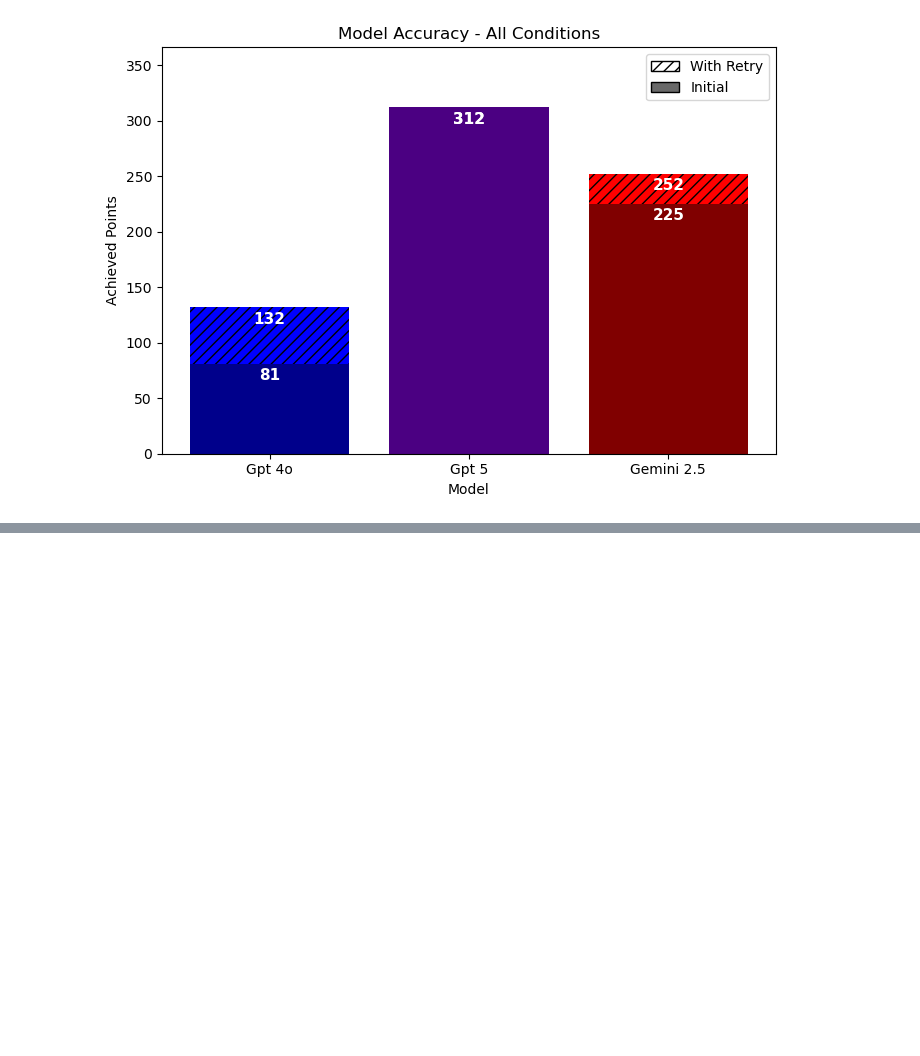
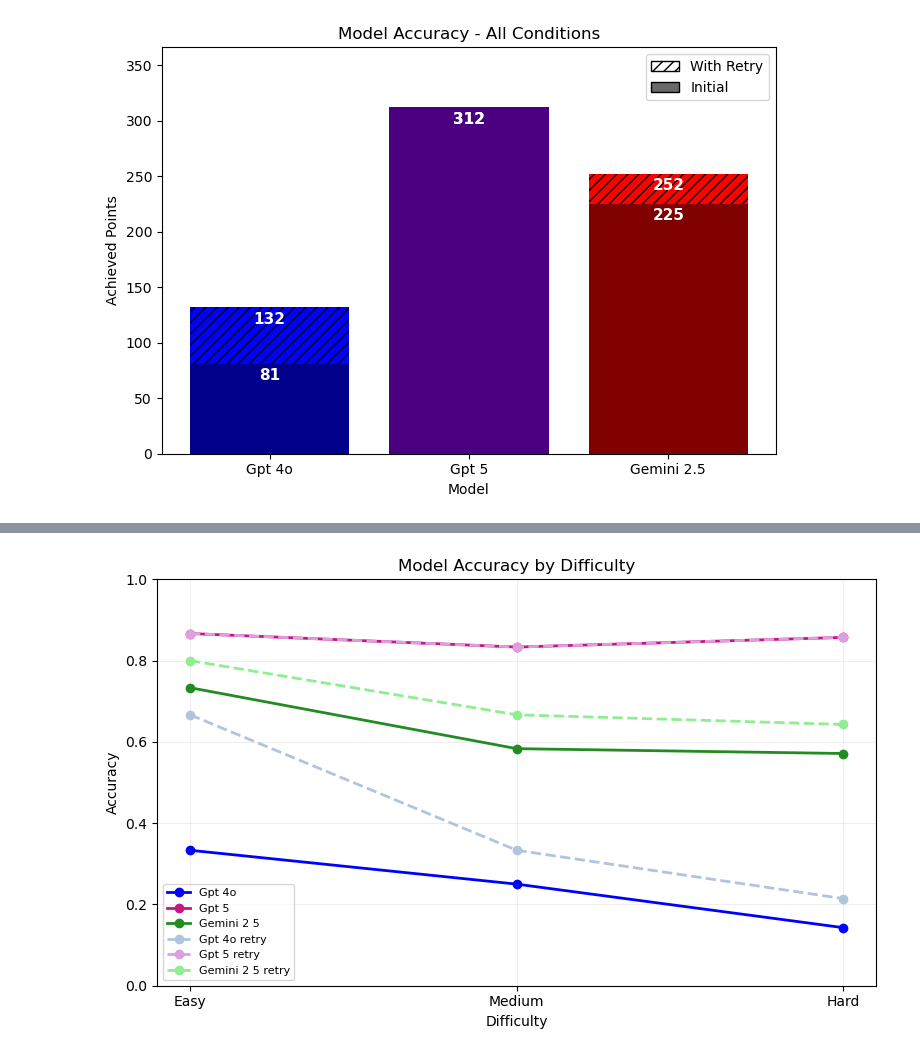
Before and after one commit to Mary17K/BebrasTasksOnLLMs, a Jupyter notebook: Analysis.ipynb, the cells around one changed output, grey strips where cells are left out. Cells and saved outputs as stored; diff of their text form; code cells hidden in the pictures; blank space fills up the shorter version.

Commit message:
Update Analysis.ipynb
Plotted
accuracy x model x difficulty
accuracy x model x age

```diff
--- a/Analysis.ipynb
+++ b/Analysis.ipynb
@@ -371,0 +431,31 @@ plt.show()
+# %%
+# Plot model x difficulty x accuracy
+
+difficulties = ["Easy", "Medium", "Hard"]
+
+# Colors matching your previous palette (same order: Gpt_4o, Gpt_5, Gemini)
+base_colors  = ["blue", "mediumvioletred", "forestgreen"]
+light_colors = ["lightsteelblue", "plum", "lightgreen"]  # used for dotted retry lines
+
+plt.figure(figsize=(8,5))
+
+# --- Plot initial model performance ---
+for (model, vals), color in zip(model_vals_difficulty.items(), base_colors):
+    label = model.replace("_", " ").replace(".", " ")
+    plt.plot(difficulties, vals, marker="o", color=color, linestyle="-", linewidth=2, label=label)
+
+# --- Plot retry performance (dotted lines) ---
+for (model, vals), color in zip(model_retry_vals_difficulty.items(), light_colors):
+    label = model.replace("_", " ").replace(".", " ")
+    plt.plot(difficulties, vals, marker="o", color=color, linestyle="--", linewidth=2, label=label)
+
+plt.ylabel("Accuracy")
+plt.xlabel("Difficulty")
+plt.title("Model Accuracy by Difficulty")
+plt.ylim(0,1)
+plt.grid(alpha=0.2)
+plt.legend(fontsize=8)
+plt.tight_layout()
+plt.show()
+# %% [output]
+[figure, added]
```
Also changed, not shown: parts of 4 cells of this notebook.
